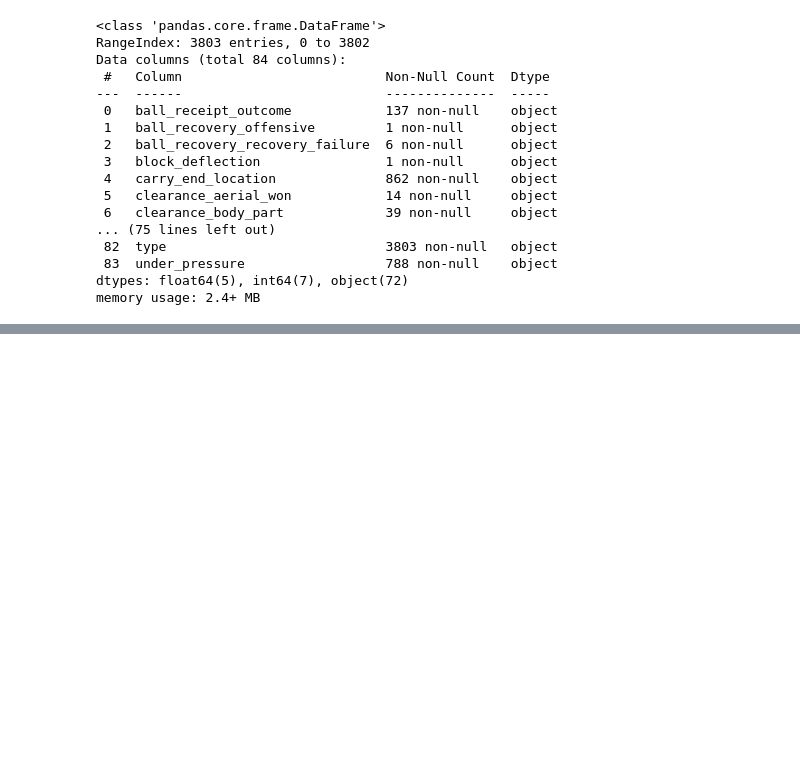
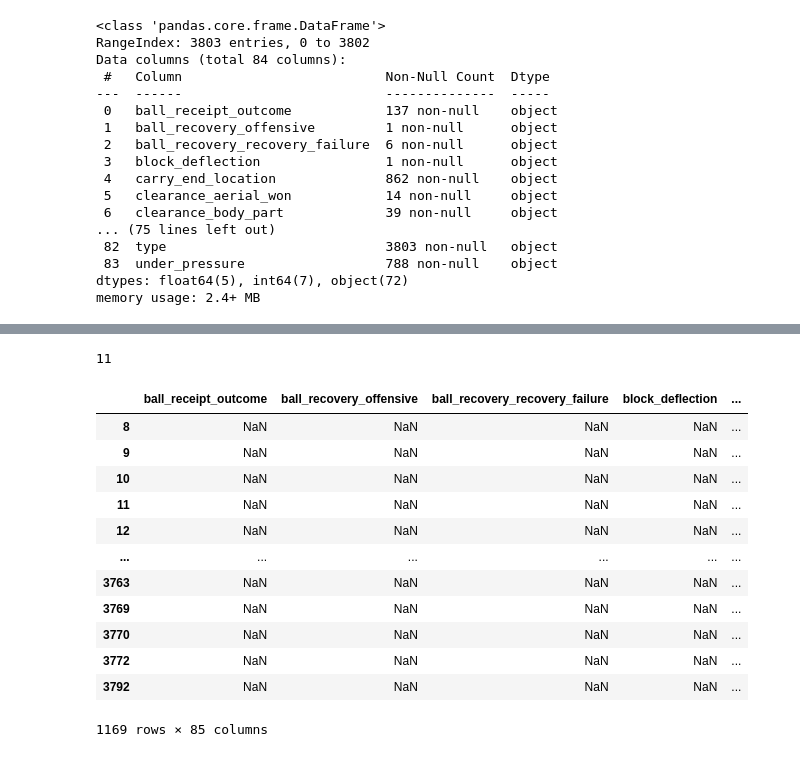
Before and after one commit to ryaa2020/Throw-ins-Gain-the-Upper-Hand, a Jupyter notebook: shot.ipynb, the cells around one changed output, grey strips where cells are left out. Drawn from its saved outputs; the diff is of its cells as text; code cells hidden in the pictures; blank space fills up the shorter version.

```diff
--- a/shot.ipynb
+++ b/shot.ipynb
@@ -76,0 +67,27 @@ df_shot_throwIn
+# %%
+throw_shots = []
+throw_shots_count = 0
+for row in df_throwIn.index:
+    if (df_throwIn["type"][row]=="Shot"):
+        throw_shots.append("Success")
+        throw_shots_count+=1
+    else:
+        throw_shots.append("Failure")
+print(throw_shots_count)
+df_shot= df_throwIn.assign(throwIn_to_shot=throw_shots)
+df_shot
+# %% [output]
+11
+|  | ball_receipt_outcome | ball_recovery_offensive | ball_recovery_recovery_failure | block_deflection | ... |
+| 8 | NaN | NaN | NaN | NaN | ... |
+| 9 | NaN | NaN | NaN | NaN | ... |
+| 10 | NaN | NaN | NaN | NaN | ... |
+| 11 | NaN | NaN | NaN | NaN | ... |
+| 12 | NaN | NaN | NaN | NaN | ... |
+| ... | ... | ... | ... | ... | ... |
+| 3763 | NaN | NaN | NaN | NaN | ... |
+| 3769 | NaN | NaN | NaN | NaN | ... |
+| 3770 | NaN | NaN | NaN | NaN | ... |
+| 3772 | NaN | NaN | NaN | NaN | ... |
+| 3792 | NaN | NaN | NaN | NaN | ... |
+1169 rows × 85 columns
```
Also changed, not shown: parts of 7 cells of this notebook, 2 other files.
